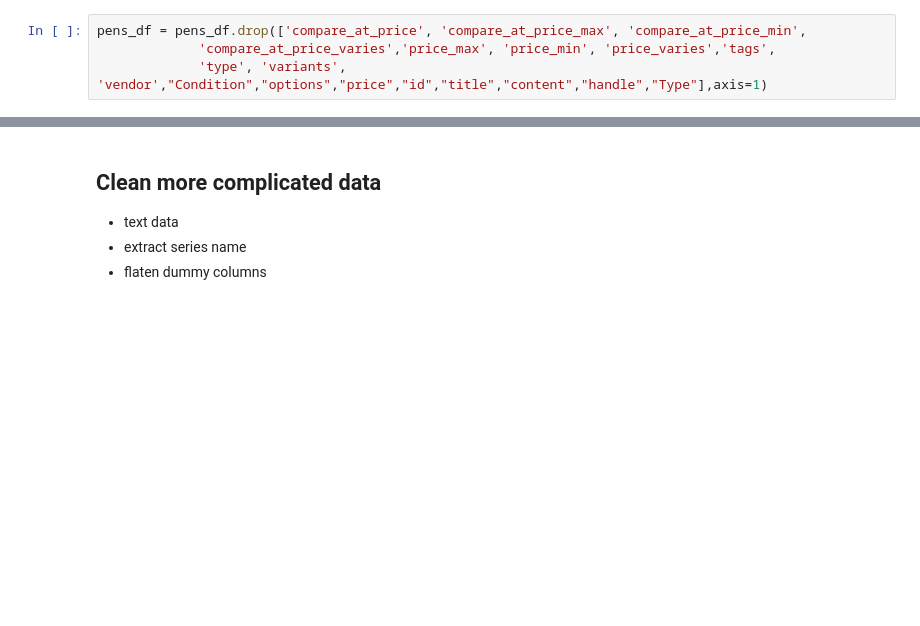
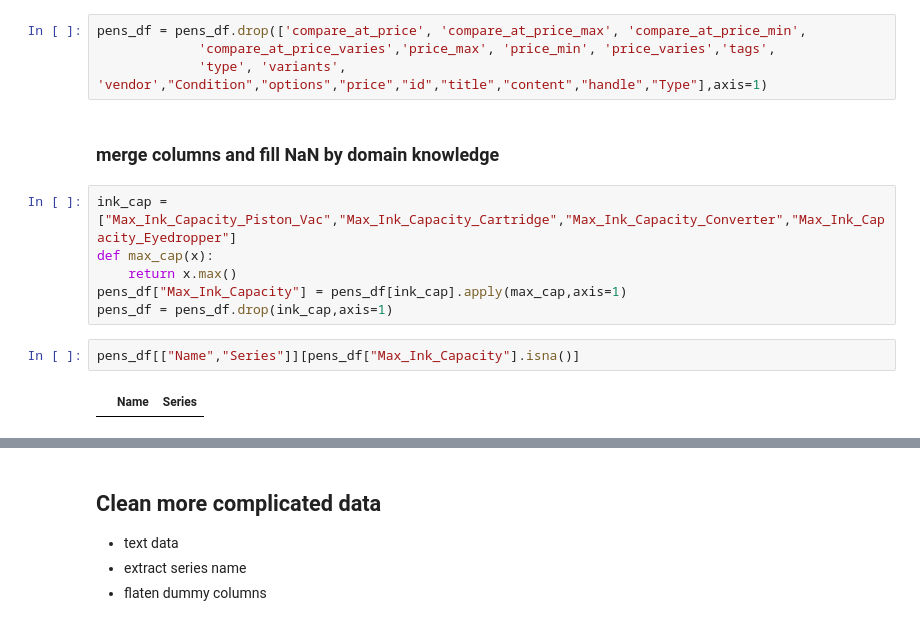
Before and after one commit to CesareGao/analysis_of_fountain_pen_purchase, a Jupyter notebook: cleaning_data.ipynb, the cells around one changed output, grey strips where cells are left out. Saved outputs shown, nothing was run; the diff lists cells and outputs as text; blank space fills up the shorter version.

```diff
--- a/cleaning_data.ipynb
+++ b/cleaning_data.ipynb
@@ -151,3 +151,15 @@ Name: 1, dtype: object
 pens_df = pens_df.drop(['compare_at_price', 'compare_at_price_max', 'compare_at_price_min',
              'compare_at_price_varies','price_max', 'price_min', 'price_varies','tags',
              'type', 'variants', 'vendor',"Condition","options","price","id","title","content","handle","Type"],axis=1)
+# %% [markdown]
+### merge columns and fill NaN by domain knowledge
+# %%
+ink_cap = ["Max_Ink_Capacity_Piston_Vac","Max_Ink_Capacity_Cartridge","Max_Ink_Capacity_Converter","Max_Ink_Capacity_Eyedropper"]
+def max_cap(x):
+    return x.max()
+pens_df["Max_Ink_Capacity"] = pens_df[ink_cap].apply(max_cap,axis=1)
+pens_df = pens_df.drop(ink_cap,axis=1)
+# %%
+pens_df[["Name","Series"]][pens_df["Max_Ink_Capacity"].isna()]
+# %% [output]
+|  | Name | Series |
```
Also changed, not shown: parts of 3 cells of this notebook, 2 other files.
